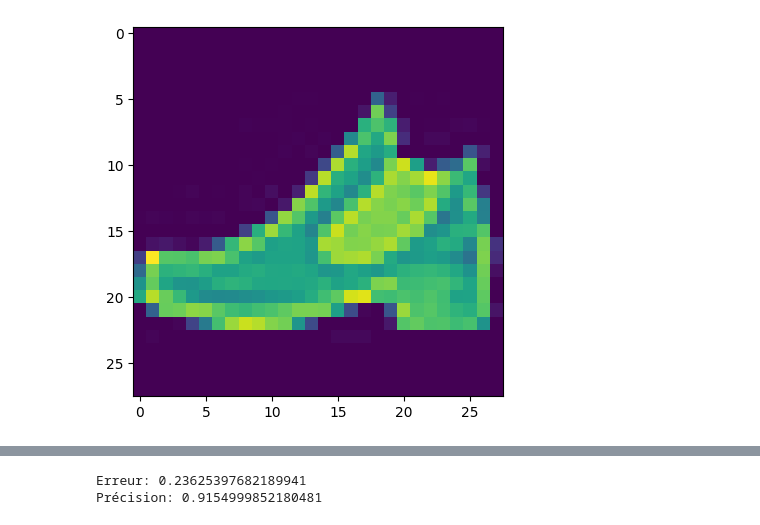
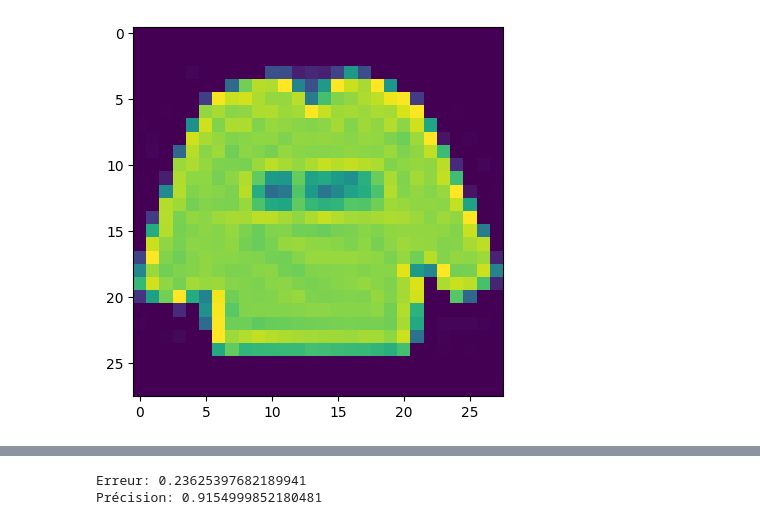
Before and after one commit to cegep-momo/atelier-ml-vascreat, a Jupyter notebook: analyse_image/classification.ipynb, the cells around one changed output, grey strips where cells are left out. Drawn from its saved outputs; the diff is of its cells as text; code cells hidden in the pictures.

```diff
--- a/analyse_image/classification.ipynb
+++ b/analyse_image/classification.ipynb
@@ -17,12 +26,12 @@ observations_entrainement = pnd.read_csv('datas/fashion-mnist_train.csv')
 X = np.array(observations_entrainement.iloc[:, 1:])
 # %%
 
-premiereImage = X[1]
+premiereImage = X[0]
 premiereImage = premiereImage.reshape([LONGUEUR_IMAGE,LARGEUR_IMAGE])
 plt.imshow(premiereImage)
 plt.show()
 # %% [output]
-[figure, old version]
+[figure, new version]
 # %%
 y = keras.utils.to_categorical(np.array(observations_entrainement.iloc[:,0]))
 # %%
```
Also changed, not shown: parts of 2 cells of this notebook.
